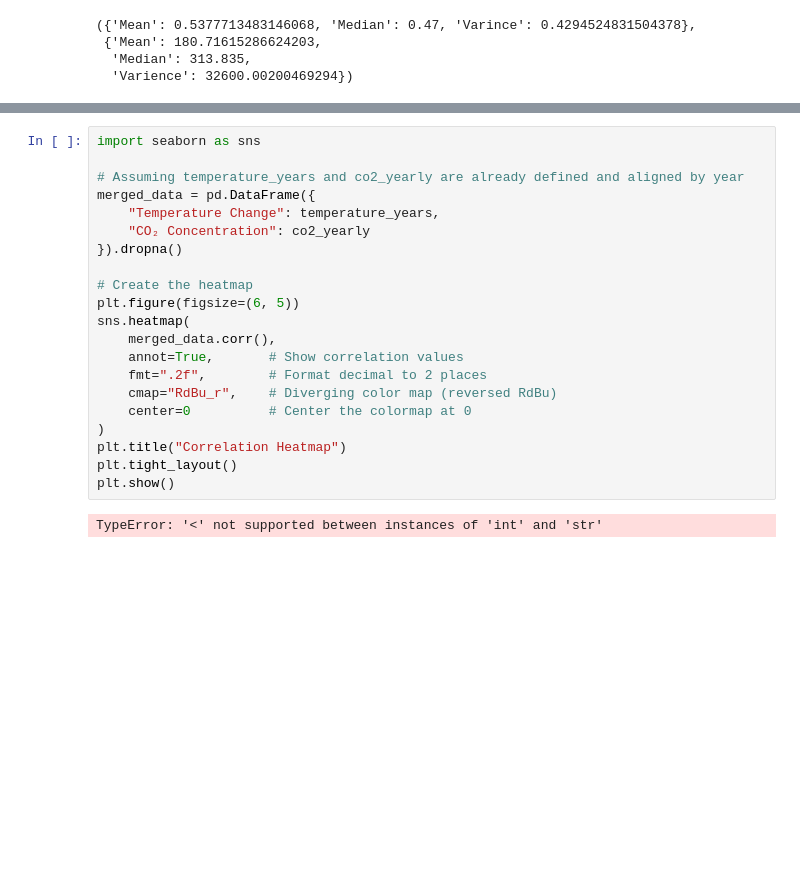
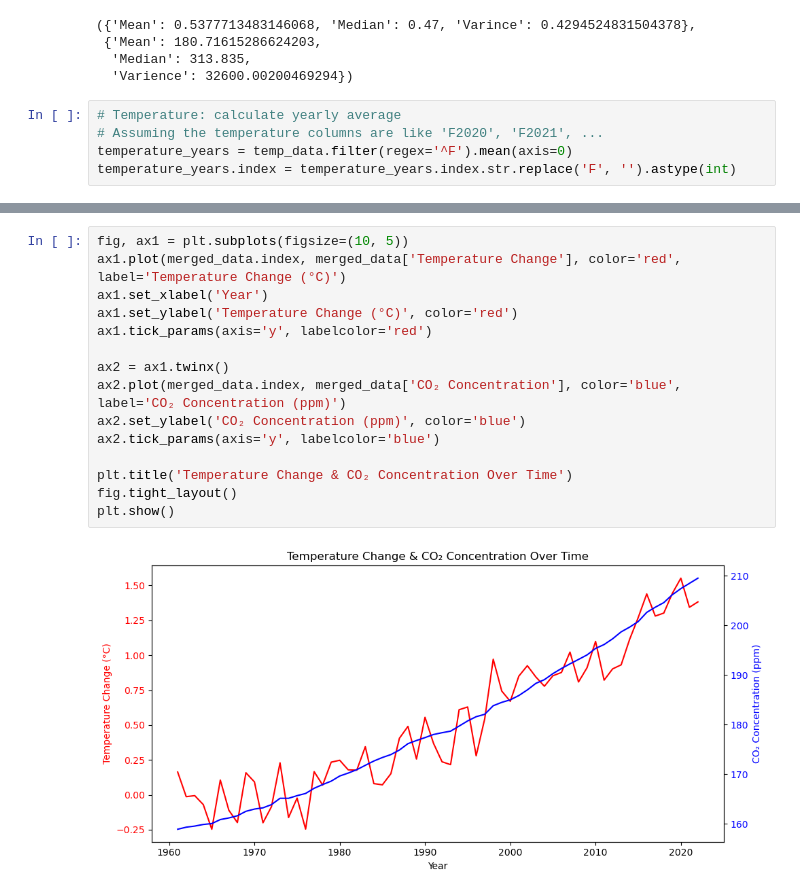
Before and after one commit to gangadhartiwari/Carbon-Emissions-Worldwide-Analysis-by-Python, a Jupyter notebook: Carbon Emissions Worldwide.ipynb, the cells around one changed output, grey strips where cells are left out. Saved outputs shown, nothing was run; the diff lists cells and outputs as text; blank space fills up the shorter version.

```diff
--- a/Carbon Emissions Worldwide.ipynb
+++ b/Carbon Emissions Worldwide.ipynb
@@ -67,3 +68,8 @@ temperature_stats, co2_stats
  {'Mean': 180.71615286624203,
   'Median': 313.835,
   'Varience': 32600.00200469294})
+# %%
+# Temperature: calculate yearly average
+# Assuming the temperature columns are like 'F2020', 'F2021', ...
+temperature_years = temp_data.filter(regex='^F').mean(axis=0)
+temperature_years.index = temperature_years.index.str.replace('F', '').astype(int)
@@ -96,23 +99,17 @@ plt.show()
-# %%
-import seaborn as sns
-
-# Assuming temperature_years and co2_yearly are already defined and aligned by year
-merged_data = pd.DataFrame({
-    "Temperature Change": temperature_years,
-    "CO₂ Concentration": co2_yearly
-}).dropna()
-
-# Create the heatmap
-plt.figure(figsize=(6, 5))
-sns.heatmap(
-    merged_data.corr(),
-    annot=True,       # Show correlation values
-    fmt=".2f",        # Format decimal to 2 places
-    cmap="RdBu_r",    # Diverging color map (reversed RdBu)
-    center=0          # Center the colormap at 0
-)
-plt.title("Correlation Heatmap")
-plt.tight_layout()
-plt.show()
-# %% [output]
-TypeError: '<' not supported between instances of 'int' and 'str'
+# %%
+fig, ax1 = plt.subplots(figsize=(10, 5))
+ax1.plot(merged_data.index, merged_data['Temperature Change'], color='red', label='Temperature Change (°C)')
+ax1.set_xlabel('Year')
+ax1.set_ylabel('Temperature Change (°C)', color='red')
+ax1.tick_params(axis='y', labelcolor='red')
+
+ax2 = ax1.twinx()
+ax2.plot(merged_data.index, merged_data['CO₂ Concentration'], color='blue', label='CO₂ Concentration (ppm)')
+ax2.set_ylabel('CO₂ Concentration (ppm)', color='blue')
+ax2.tick_params(axis='y', labelcolor='blue')
+
+plt.title('Temperature Change & CO₂ Concentration Over Time')
+fig.tight_layout()
+plt.show()
+# %% [output]
+[figure, added]
```
Also changed, not shown: parts of 13 cells of this notebook.
